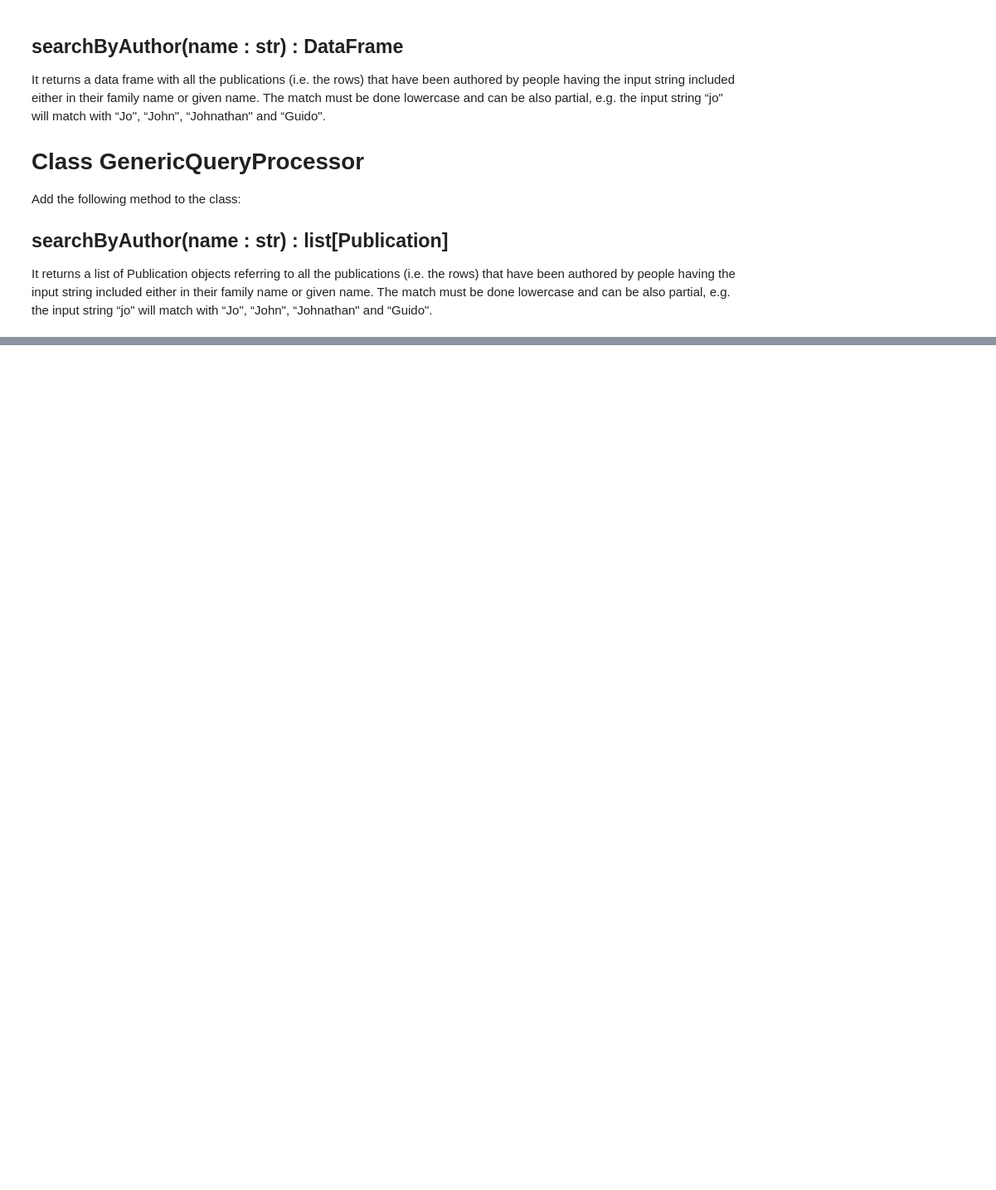
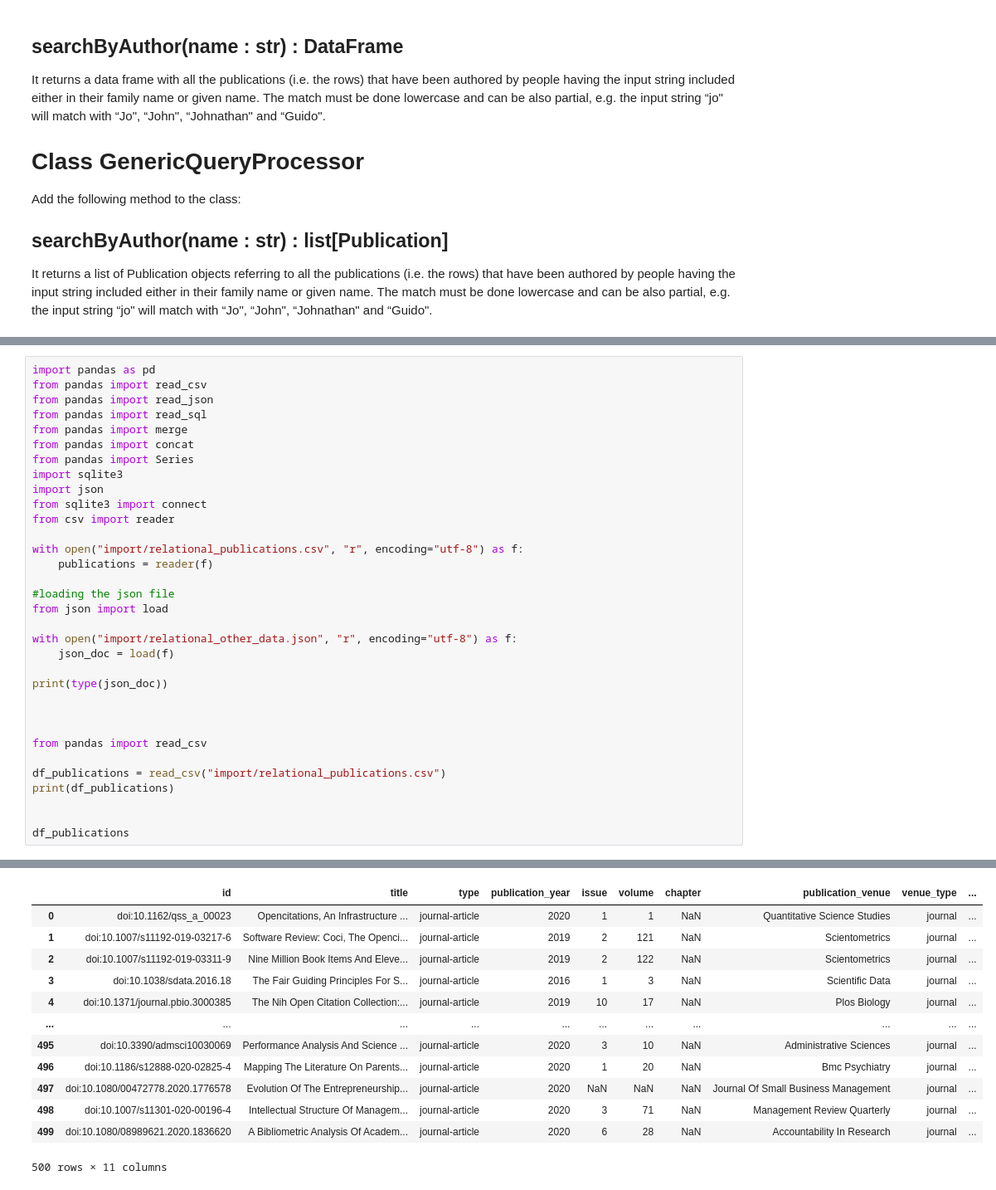
Before and after one commit to lelax/new_Design_Data, a Jupyter notebook: _New_Marida_DataS.ipynb, the cells around one changed output, grey strips where cells are left out. Shown at 83% size. Cells and saved outputs as stored; diff of their text form; blank space fills up the shorter version.

```diff
--- a/_New_Marida_DataS.ipynb
+++ b/_New_Marida_DataS.ipynb
@@ -17,0 +40,34 @@ hello
+# %%
+import pandas as pd
+from pandas import read_csv
+from pandas import read_json
+from pandas import read_sql
+from pandas import merge
+from pandas import concat
+from pandas import Series
+import sqlite3
+import json
+from sqlite3 import connect
+from csv import reader
+
+with open("import/relational_publications.csv", "r", encoding="utf-8") as f:
+    publications = reader(f)
+
+#loading the json file
+from json import load
+
+with open("import/relational_other_data.json", "r", encoding="utf-8") as f:
+    json_doc = load(f)
+
+print(type(json_doc))
+
+
+
+from pandas import read_csv
+
+df_publications = read_csv("import/relational_publications.csv")
+print(df_publications)
+
+
+df_publications
+# %% [output]
@@ -17,0 +91,13 @@ hello
+|  | id | title | type | publication_year | issue | volume | chapter | publication_venue | venue_type | ... |
+| 0 | doi:10.1162/qss_a_00023 | Opencitations, An Infrastructure ... | journal-article | 2020 | 1 | 1 | NaN | Quantitative Science Studies | journal | ... |
+| 1 | doi:10.1007/s11192-019-03217-6 | Software Review: Coci, The Openci... | journal-article | 2019 | 2 | 121 | NaN | Scientometrics | journal | ... |
+| 2 | doi:10.1007/s11192-019-03311-9 | Nine Million Book Items And Eleve... | journal-article | 2019 | 2 | 122 | NaN | Scientometrics | journal | ... |
+| 3 | doi:10.1038/sdata.2016.18 | The Fair Guiding Principles For S... | journal-article | 2016 | 1 | 3 | NaN | Scientific Data | journal | ... |
+| 4 | doi:10.1371/journal.pbio.3000385 | The Nih Open Citation Collection:... | journal-article | 2019 | 10 | 17 | NaN | Plos Biology | journal | ... |
+| ... | ... | ... | ... | ... | ... | ... | ... | ... | ... | ... |
+| 495 | doi:10.3390/admsci10030069 | Performance Analysis And Science ... | journal-article | 2020 | 3 | 10 | NaN | Administrative Sciences | journal | ... |
+| 496 | doi:10.1186/s12888-020-02825-4 | Mapping The Literature On Parents... | journal-article | 2020 | 1 | 20 | NaN | Bmc Psychiatry | journal | ... |
+| 497 | doi:10.1080/00472778.2020.1776578 | Evolution Of The Entrepreneurship... | journal-article | 2020 | NaN | NaN | NaN | Journal Of Small Business Management | journal | ... |
+| 498 | doi:10.1007/s11301-020-00196-4 | Intellectual Structure Of Managem... | journal-article | 2020 | 3 | 71 | NaN | Management Review Quarterly | journal | ... |
+| 499 | doi:10.1080/08989621.2020.1836620 | A Bibliometric Analysis Of Academ... | journal-article | 2020 | 6 | 28 | NaN | Accountability In Research | journal | ... |
+500 rows × 11 columns
```
Also changed, not shown: parts of 17 cells of this notebook.
